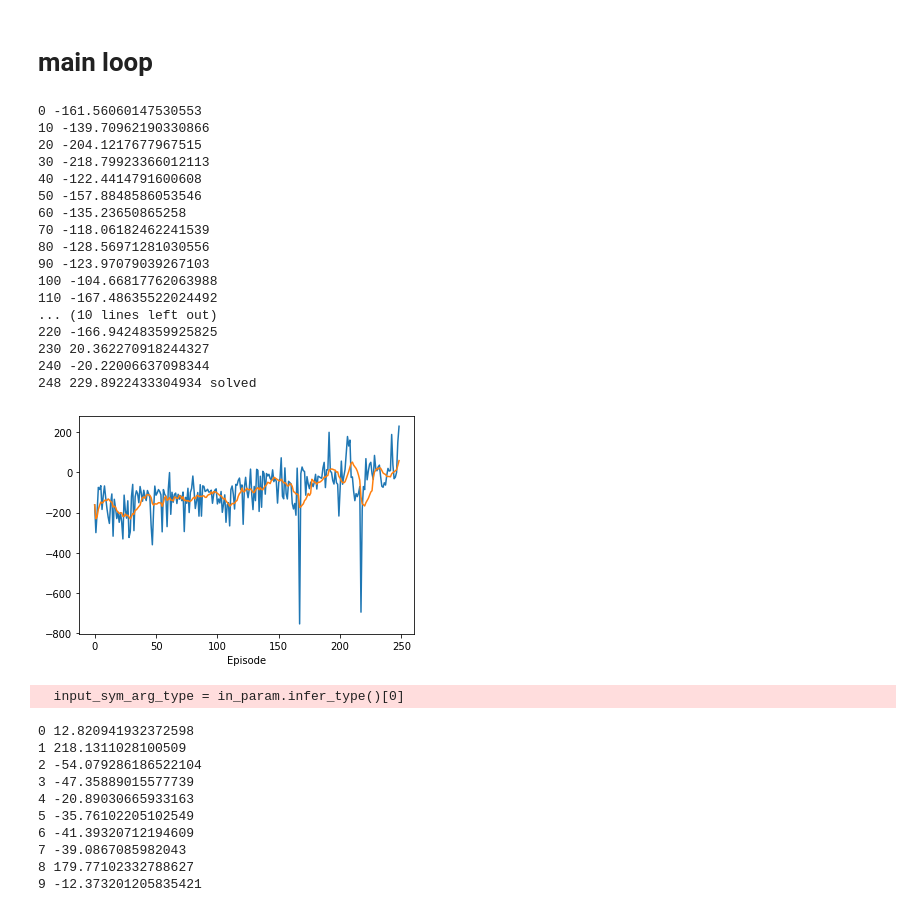
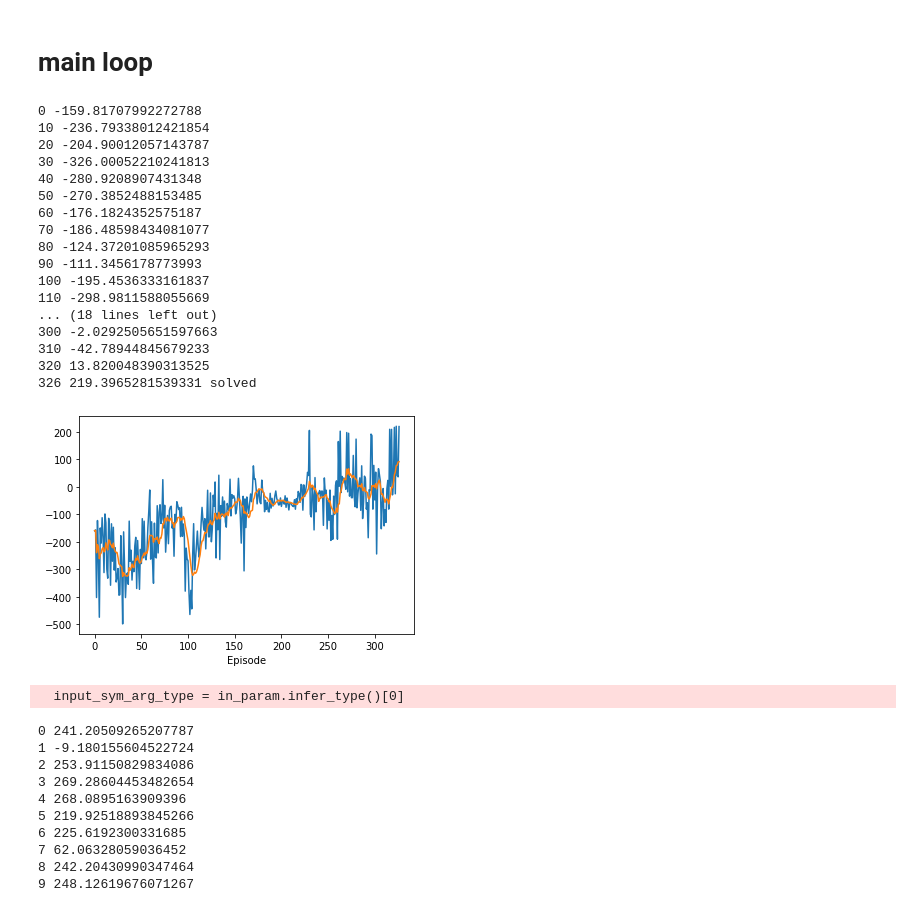
Before and after one commit to skywalker0803r/mxnet_course, a Jupyter notebook: mxnet_REINFORCE_lunalander_v2.ipynb, the cells around one changed output. Saved outputs shown, nothing was run; the diff lists cells and outputs as text; code cells hidden in the pictures.

```diff
--- a/mxnet_REINFORCE_lunalander_v2.ipynb
+++ b/mxnet_REINFORCE_lunalander_v2.ipynb
@@ -59,7 +59,9 @@ avg_all_rewards = []
 # main loop
 # %%
 for episode in range(max_episode_num):
+  env.seed(seed)
   state = env.reset()
+  env.seed(seed)
   log_probs = []
   rewards = []
   with autograd.record():
@@ -94,52 +96,52 @@ for episode in range(max_episode_num):
       rewards[i] = R
     rewards = np.array(rewards)
     rewards -= rewards.mean()
     rewards /= rewards.std() #+ np.finfo(rewards.dtype).eps
 
     # compute loss
     loss = []
     for log_prob,Gt in zip(log_probs,rewards):
       loss.append(log_prob*(-Gt))
 
     # loss backward
     autograd.backward(loss)
 
   # gradient descent
   trainer.step(1)
 
   # print info
   if episode % 10 == 0:
     print(episode,avg_all_rewards[-1])
 
   # if solved
-  if all_rewards[-1] >= 200:
+  if (all_rewards[-1]>=200)&(avg_all_rewards[-1]>=90):
     print(episode,all_rewards[-1],'solved')
     best_episode = episode
     break
 
 plt.plot(all_rewards)
 plt.plot(avg_all_rewards)
 plt.xlabel('Episode')
 plt.show()
 # %% [output]
-0 -161.56060147530553
-10 -139.70962190330866
-20 -204.1217677967515
-30 -218.79923366012113
-40 -122.4414791600608
-50 -157.8848586053546
-60 -135.23650865258
-70 -118.06182462241539
-80 -128.56971281030556
-90 -123.97079039267103
-100 -104.66817762063988
-110 -167.48635522024492
-... (10 lines left out)
-220 -166.94248359925825
-230 20.362270918244327
-240 -20.22006637098344
-248 229.8922433304934 solved
+0 -159.81707992272788
+10 -236.79338012421854
+20 -204.90012057143787
+30 -326.00052210241813
+40 -280.9208907431348
+50 -270.3852488153485
+60 -176.1824352575187
+70 -186.48598434081077
+80 -124.37201085965293
+90 -111.3456178773993
+100 -195.4536333161837
+110 -298.9811588055669
+... (18 lines left out)
+300 -2.0292505651597663
+310 -42.78944845679233
+320 13.820048390313525
+326 219.3965281539331 solved
-[figure, old version]
+[figure, new version]
 # %%
 policy_net.export(game,epoch=best_episode)
 # %%
@@ -158,7 +160,9 @@ env.seed(seed)
 policy_net = deserialized_net
 
 for episode in range(10):
+  env.seed(seed)
   state = env.reset()
+  env.seed(seed)
   rewards = []
   for t in range(1000):
     state = nd.array(np.expand_dims(state, 0))
@@ -175,13 +179,13 @@ for episode in range(10):
   # print info
   print(episode,np.sum(rewards))
 # %% [output]
-0 12.820941932372598
-1 218.1311028100509
-2 -54.079286186522104
-3 -47.35889015577739
-4 -20.89030665933163
-5 -35.76102205102549
-6 -41.39320712194609
-7 -39.0867085982043
-8 179.77102332788627
-9 -12.373201205835421
+0 241.20509265207787
+1 -9.180155604522724
+2 253.91150829834086
+3 269.28604453482654
+4 268.0895163909396
+5 219.92518893845266
+6 225.6192300331685
+7 62.06328059036452
+8 242.20430990347464
+9 248.12619676071267
```
